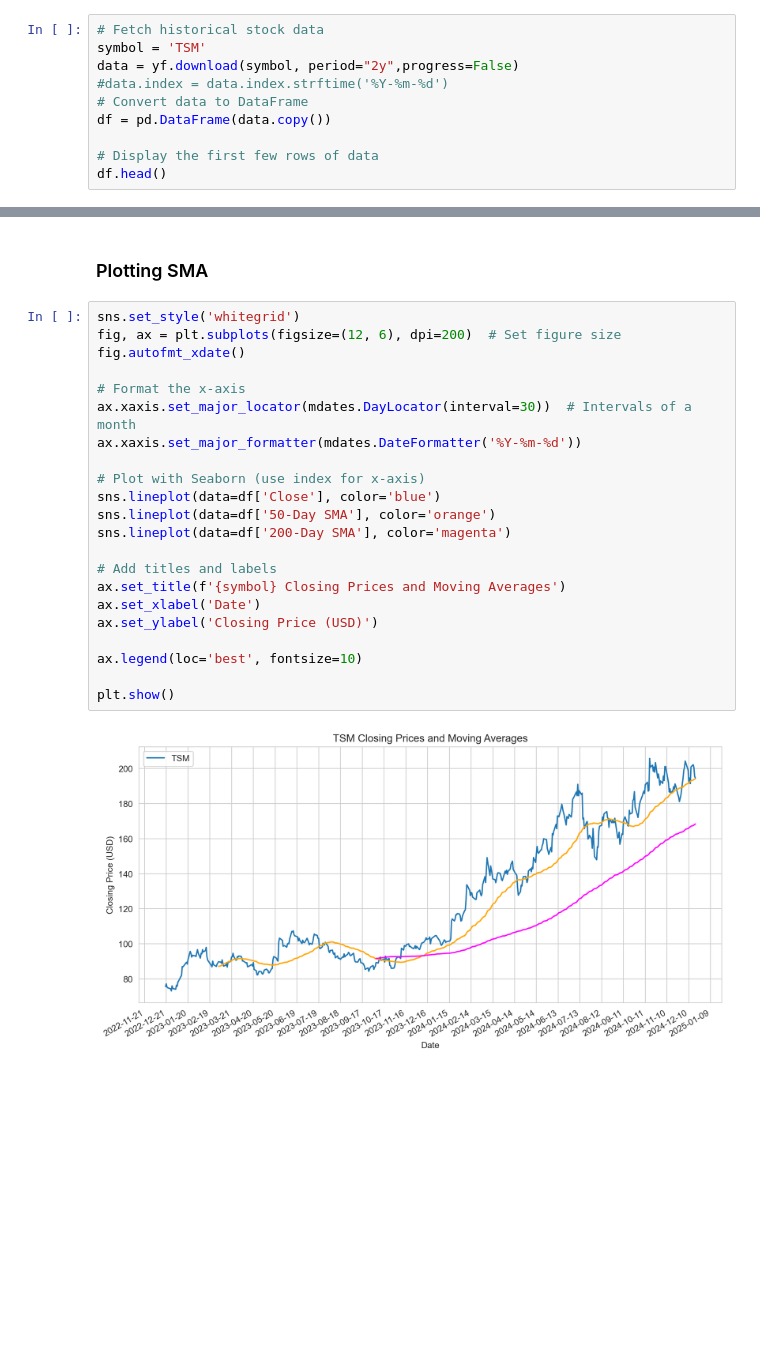
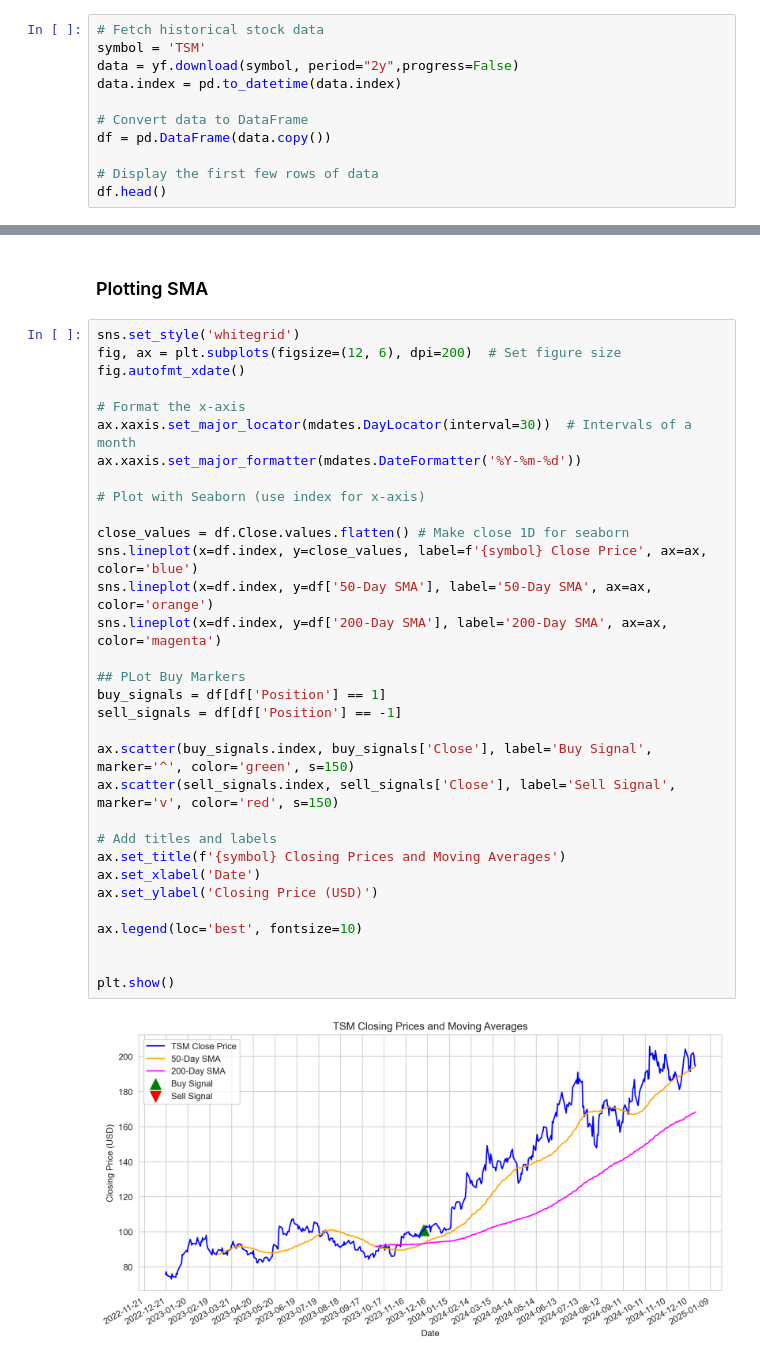
Before and after one commit to Ahkylez/Average-Crossover-Strategy, a Jupyter notebook: Moving-Average-Crossover-Strategy.ipynb, the cells around one changed output, grey strips where cells are left out. Drawn from its saved outputs; the diff is of its cells as text; blank space fills up the shorter version.

Commit message:
Cleaned up SMA chart -- Added Buy/Sell signals

```diff
--- a/Moving-Average-Crossover-Strategy.ipynb
+++ b/Moving-Average-Crossover-Strategy.ipynb
@@ -34,7 +34,8 @@ import matplotlib.dates as mdates
 # Fetch historical stock data
 symbol = 'TSM'
 data = yf.download(symbol, period="2y",progress=False)
-#data.index = data.index.strftime('%Y-%m-%d')
+data.index = pd.to_datetime(data.index)
+
 # Convert data to DataFrame
 df = pd.DataFrame(data.copy())
 
@@ -68,24 +69,34 @@ df['Position'] = df['Signal'].diff()
 # %%
 sns.set_style('whitegrid')
 fig, ax = plt.subplots(figsize=(12, 6), dpi=200)  # Set figure size
 fig.autofmt_xdate()
 
 # Format the x-axis
 ax.xaxis.set_major_locator(mdates.DayLocator(interval=30))  # Intervals of a month
 ax.xaxis.set_major_formatter(mdates.DateFormatter('%Y-%m-%d'))
 
 # Plot with Seaborn (use index for x-axis)
-sns.lineplot(data=df['Close'], color='blue')
-sns.lineplot(data=df['50-Day SMA'], color='orange')
-sns.lineplot(data=df['200-Day SMA'], color='magenta')
+
+close_values = df.Close.values.flatten() # Make close 1D for seaborn
+sns.lineplot(x=df.index, y=close_values, label=f'{symbol} Close Price', ax=ax, color='blue')
+sns.lineplot(x=df.index, y=df['50-Day SMA'], label='50-Day SMA', ax=ax, color='orange')
+sns.lineplot(x=df.index, y=df['200-Day SMA'], label='200-Day SMA', ax=ax, color='magenta')
+
+## PLot Buy Markers
+buy_signals = df[df['Position'] == 1]
+sell_signals = df[df['Position'] == -1]
+
+ax.scatter(buy_signals.index, buy_signals['Close'], label='Buy Signal', marker='^', color='green', s=150)
+ax.scatter(sell_signals.index, sell_signals['Close'], label='Sell Signal', marker='v', color='red', s=150)
 
 # Add titles and labels
 ax.set_title(f'{symbol} Closing Prices and Moving Averages')
 ax.set_xlabel('Date')
 ax.set_ylabel('Closing Price (USD)')
 
 ax.legend(loc='best', fontsize=10)
 
+
 plt.show()
 # %% [output]
-[figure, old version]
+[figure, new version]
```
Also changed, not shown: parts of 1 cell of this notebook.
